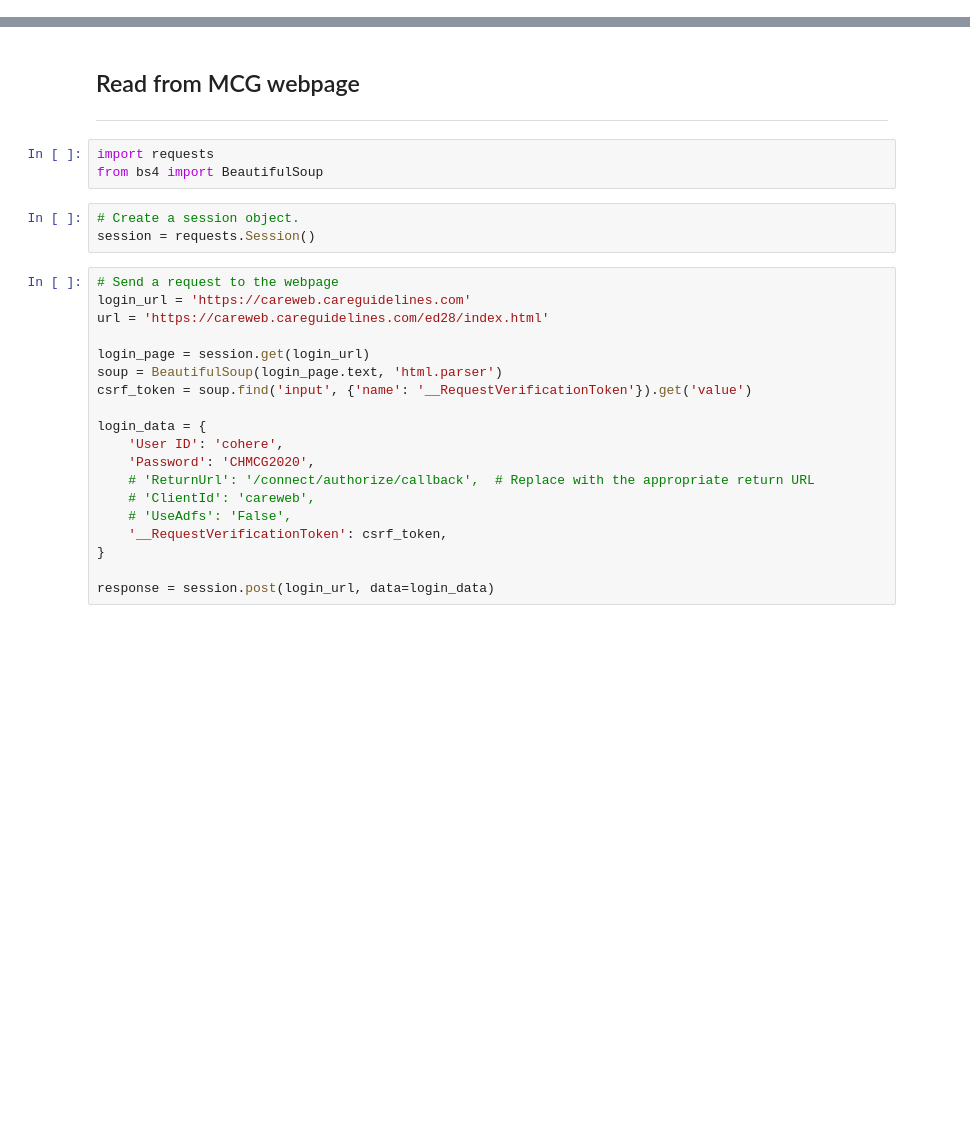
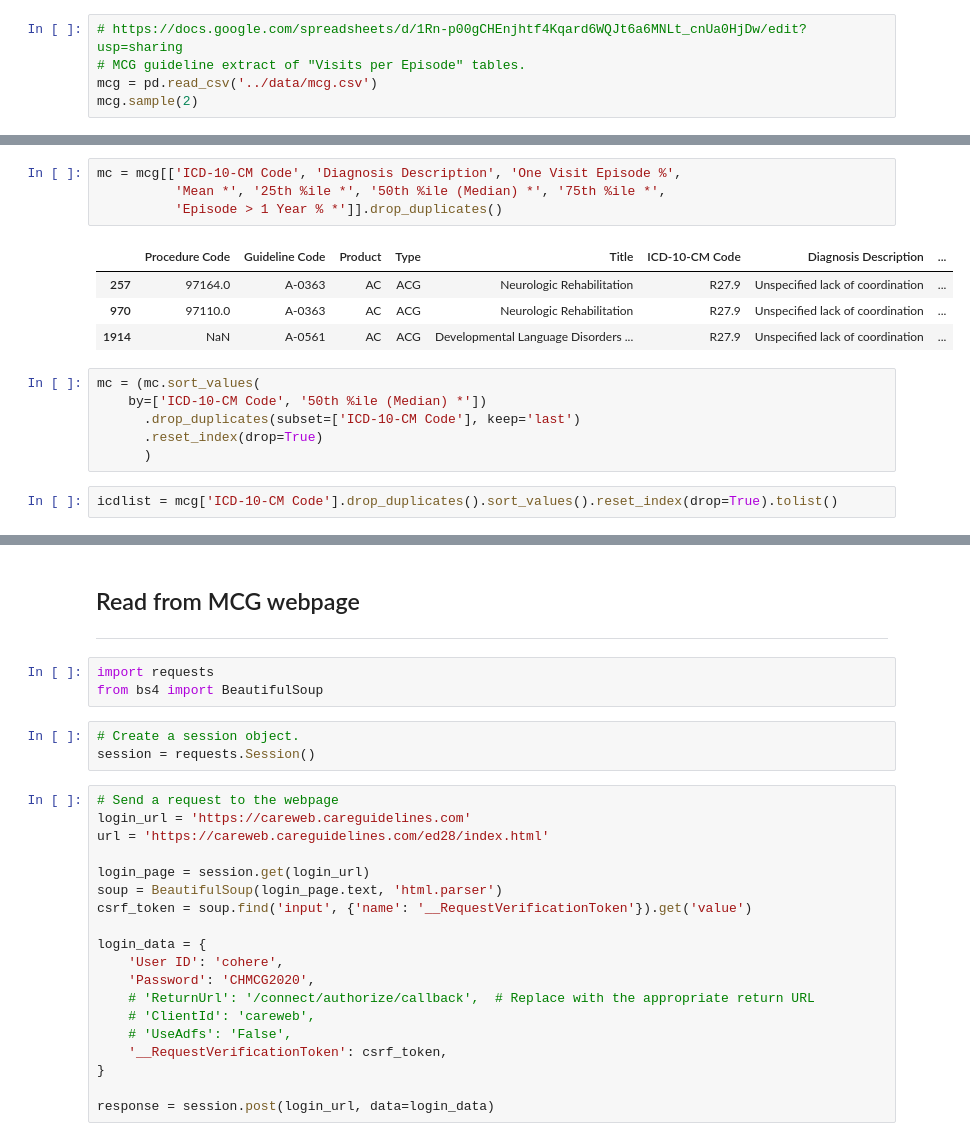
Before and after one commit to ruthranc-cohere/adhoc-scratch, a Jupyter notebook: notebooks/retro_impact_therapy.ipynb, the cells around one changed output, grey strips where cells are left out. Drawn from its saved outputs; the diff is of its cells as text; blank space fills up the shorter version.

```diff
--- a/notebooks/retro_impact_therapy.ipynb
+++ b/notebooks/retro_impact_therapy.ipynb
@@ -48,0 +121,5 @@ Name: procedure_code, Length: 143, dtype: object
+# %%
+# https://docs.google.com/spreadsheets/d/1Rn-p00gCHEnjhtf4Kqard6WQJt6a6MNLt_cnUa0HjDw/edit?usp=sharing
+# MCG guideline extract of "Visits per Episode" tables.
+mcg = pd.read_csv('../data/mcg.csv')
+mcg.sample(2)
@@ -48,0 +130,17 @@ Name: procedure_code, Length: 143, dtype: object
+# %%
+mc = mcg[['ICD-10-CM Code', 'Diagnosis Description', 'One Visit Episode %',
+          'Mean *', '25th %ile *', '50th %ile (Median) *', '75th %ile *',
+          'Episode > 1 Year % *']].drop_duplicates()
+# %% [output]
+|  | Procedure Code | Guideline Code | Product | Type | Title | ICD-10-CM Code | Diagnosis Description | ... |
+| 257 | 97164.0 | A-0363 | AC | ACG | Neurologic Rehabilitation | R27.9 | Unspecified lack of coordination | ... |
+| 970 | 97110.0 | A-0363 | AC | ACG | Neurologic Rehabilitation | R27.9 | Unspecified lack of coordination | ... |
+| 1914 | NaN | A-0561 | AC | ACG | Developmental Language Disorders ... | R27.9 | Unspecified lack of coordination | ... |
+# %%
+mc = (mc.sort_values(
+    by=['ICD-10-CM Code', '50th %ile (Median) *'])
+      .drop_duplicates(subset=['ICD-10-CM Code'], keep='last')
+      .reset_index(drop=True)
+      )
+# %%
+icdlist = mcg['ICD-10-CM Code'].drop_duplicates().sort_values().reset_index(drop=True).tolist()
```
Also changed, not shown: parts of 24 cells of this notebook.
